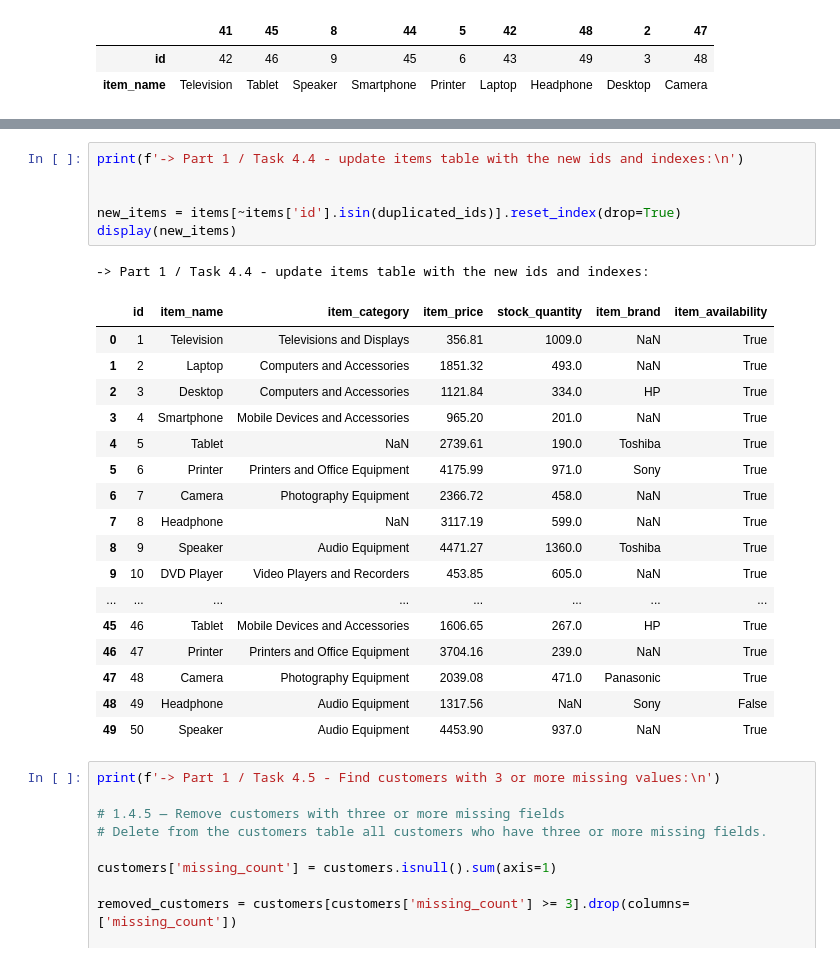
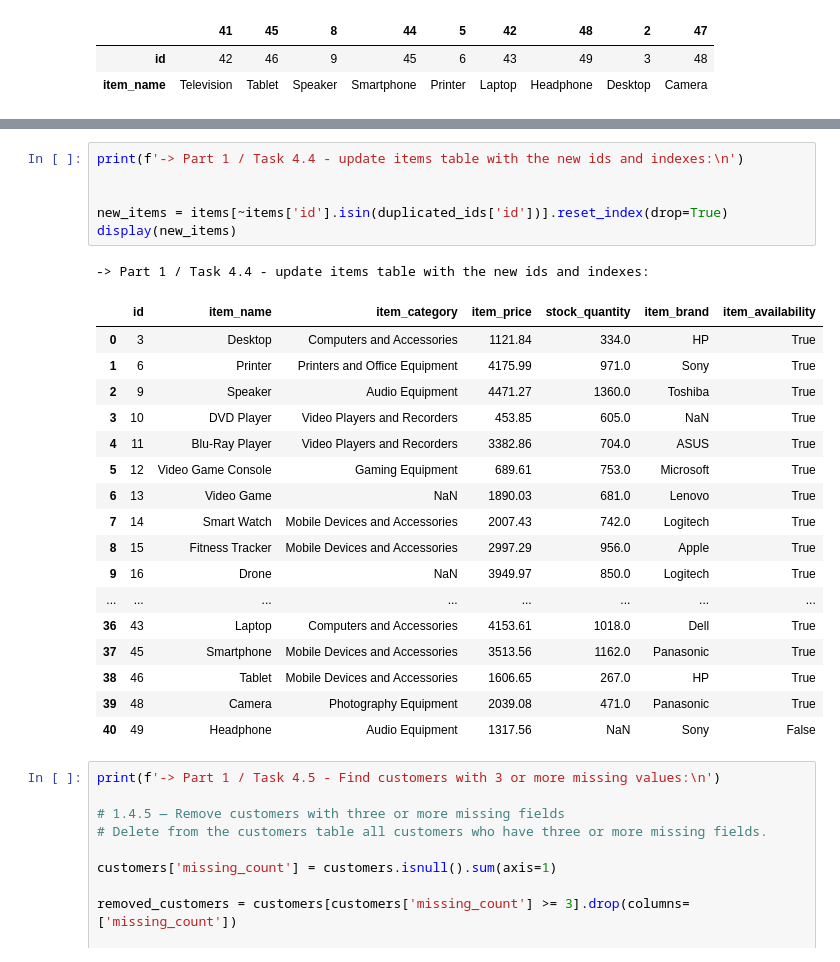
Before and after one commit to Ameed-Saleh/AI-Course-Tests, a Jupyter notebook: Test 03 - Python Libraries/Q1.ipynb, the cells around one changed output, grey strips where cells are left out. Saved outputs shown, nothing was run; the diff lists cells and outputs as text.

```diff
--- a/Test 03 - Python Libraries/Q1.ipynb
+++ b/Test 03 - Python Libraries/Q1.ipynb
@@ -298,28 +314,28 @@ display(drops_id.to_frame().T)
 # %%
 print(f'-> Part 1 / Task 4.4 - update items table with the new ids and indexes:\n')
 
 
-new_items = items[~items['id'].isin(duplicated_ids)].reset_index(drop=True)
+new_items = items[~items['id'].isin(duplicated_ids['id'])].reset_index(drop=True)
 display(new_items)
 # %% [output]
 -> Part 1 / Task 4.4 - update items table with the new ids and indexes:
 |  | id | item_name | item_category | item_price | stock_quantity | item_brand | item_availability |
-| 0 | 1 | Television | Televisions and Displays | 356.81 | 1009.0 | NaN | True |
-| 1 | 2 | Laptop | Computers and Accessories | 1851.32 | 493.0 | NaN | True |
-| 2 | 3 | Desktop | Computers and Accessories | 1121.84 | 334.0 | HP | True |
-| 3 | 4 | Smartphone | Mobile Devices and Accessories | 965.20 | 201.0 | NaN | True |
-| 4 | 5 | Tablet | NaN | 2739.61 | 190.0 | Toshiba | True |
-| 5 | 6 | Printer | Printers and Office Equipment | 4175.99 | 971.0 | Sony | True |
-| 6 | 7 | Camera | Photography Equipment | 2366.72 | 458.0 | NaN | True |
-| 7 | 8 | Headphone | NaN | 3117.19 | 599.0 | NaN | True |
-| 8 | 9 | Speaker | Audio Equipment | 4471.27 | 1360.0 | Toshiba | True |
-| 9 | 10 | DVD Player | Video Players and Recorders | 453.85 | 605.0 | NaN | True |
+| 0 | 3 | Desktop | Computers and Accessories | 1121.84 | 334.0 | HP | True |
+| 1 | 6 | Printer | Printers and Office Equipment | 4175.99 | 971.0 | Sony | True |
+| 2 | 9 | Speaker | Audio Equipment | 4471.27 | 1360.0 | Toshiba | True |
+| 3 | 10 | DVD Player | Video Players and Recorders | 453.85 | 605.0 | NaN | True |
+| 4 | 11 | Blu-Ray Player | Video Players and Recorders | 3382.86 | 704.0 | ASUS | True |
+| 5 | 12 | Video Game Console | Gaming Equipment | 689.61 | 753.0 | Microsoft | True |
+| 6 | 13 | Video Game | NaN | 1890.03 | 681.0 | Lenovo | True |
+| 7 | 14 | Smart Watch | Mobile Devices and Accessories | 2007.43 | 742.0 | Logitech | True |
+| 8 | 15 | Fitness Tracker | Mobile Devices and Accessories | 2997.29 | 956.0 | Apple | True |
+| 9 | 16 | Drone | NaN | 3949.97 | 850.0 | Logitech | True |
 | ... | ... | ... | ... | ... | ... | ... | ... |
-| 45 | 46 | Tablet | Mobile Devices and Accessories | 1606.65 | 267.0 | HP | True |
-| 46 | 47 | Printer | Printers and Office Equipment | 3704.16 | 239.0 | NaN | True |
-| 47 | 48 | Camera | Photography Equipment | 2039.08 | 471.0 | Panasonic | True |
-| 48 | 49 | Headphone | Audio Equipment | 1317.56 | NaN | Sony | False |
-| 49 | 50 | Speaker | Audio Equipment | 4453.90 | 937.0 | NaN | True |
+| 36 | 43 | Laptop | Computers and Accessories | 4153.61 | 1018.0 | Dell | True |
+| 37 | 45 | Smartphone | Mobile Devices and Accessories | 3513.56 | 1162.0 | Panasonic | True |
+| 38 | 46 | Tablet | Mobile Devices and Accessories | 1606.65 | 267.0 | HP | True |
+| 39 | 48 | Camera | Photography Equipment | 2039.08 | 471.0 | Panasonic | True |
+| 40 | 49 | Headphone | Audio Equipment | 1317.56 | NaN | Sony | False |
 # %%
 print(f'-> Part 1 / Task 4.5 - Find customers with 3 or more missing values:\n')
 
```
Also changed, not shown: parts of 2 cells of this notebook, 1 other file.
